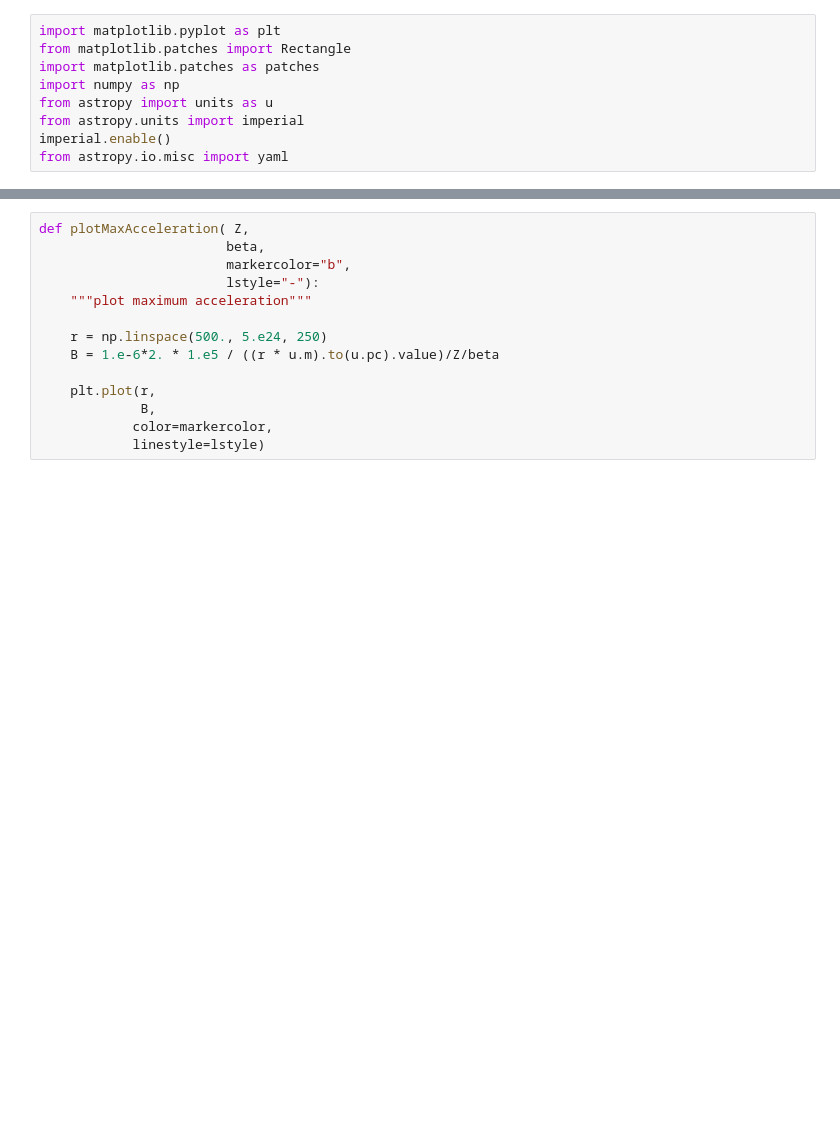
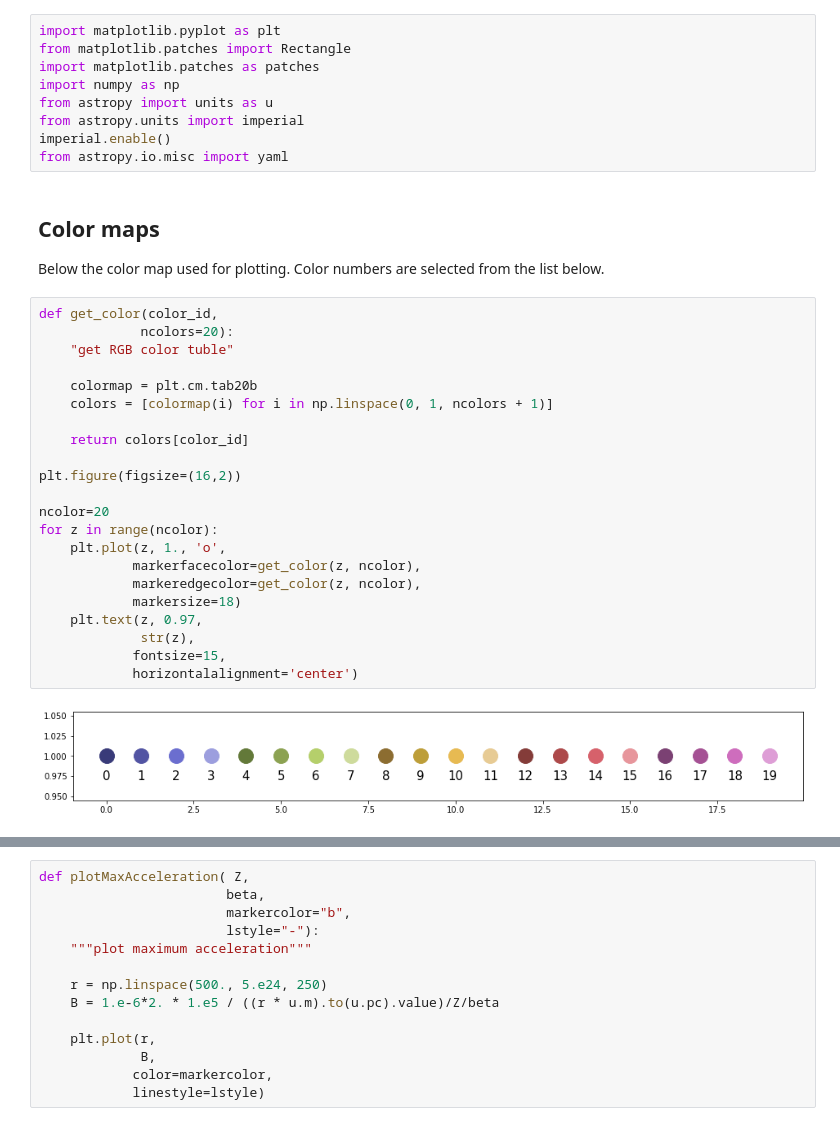
Before and after one commit to GernotMaier/HillasPlot, a Jupyter notebook: Phys-Hillas.ipynb, the cells around one changed output, grey strips where cells are left out. Cells and saved outputs as stored; diff of their text form; blank space fills up the shorter version.

Commit message:
improved plotting

```diff
--- a/Phys-Hillas.ipynb
+++ b/Phys-Hillas.ipynb
@@ -7,3 +7,31 @@ from astropy import units as u
 from astropy.units import imperial
 imperial.enable()
 from astropy.io.misc import yaml
+# %% [markdown]
+## Color maps
+
+Below the color map used for plotting. Color numbers are selected from the list below.
+# %%
+def get_color(color_id,
+             ncolors=20):
+    "get RGB color tuble"
+
+    colormap = plt.cm.tab20b
+    colors = [colormap(i) for i in np.linspace(0, 1, ncolors + 1)]
+
+    return colors[color_id]
+
+plt.figure(figsize=(16,2))
+
+ncolor=20
+for z in range(ncolor):
+    plt.plot(z, 1., 'o',
+            markerfacecolor=get_color(z, ncolor),
+            markeredgecolor=get_color(z, ncolor),
+            markersize=18)
+    plt.text(z, 0.97,
+             str(z),
+            fontsize=15,
+            horizontalalignment='center')
+# %% [output]
+[figure, added]
```
Also changed, not shown: parts of 6 cells of this notebook, 1 other file.
